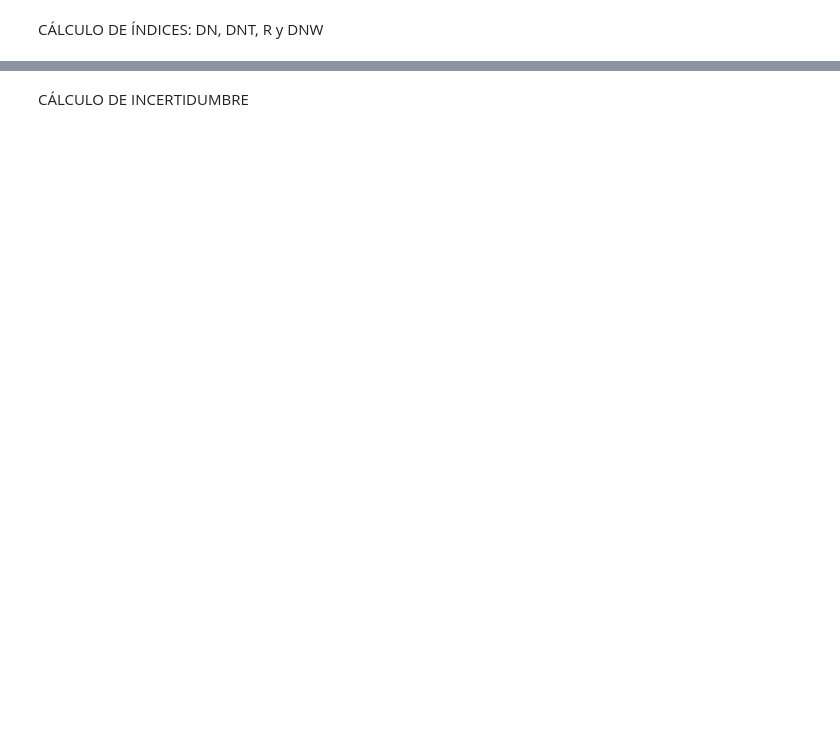
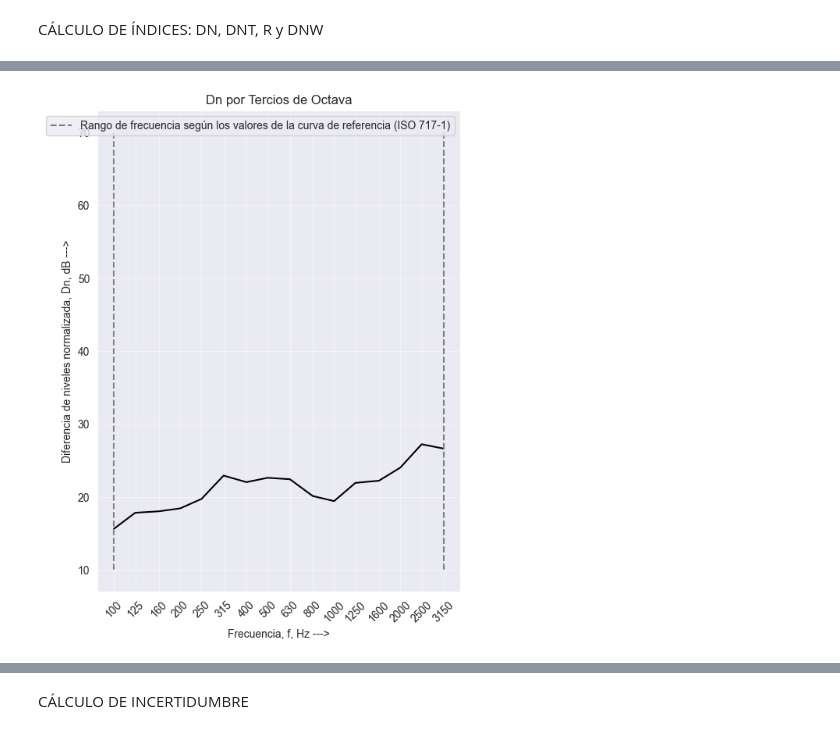
Before and after one commit to eliaslaredo/IACR_P4, a Jupyter notebook: IACR_P4.ipynb, the cells around one changed output, grey strips where cells are left out. Drawn from its saved outputs; the diff is of its cells as text; code cells hidden in the pictures; blank space fills up the shorter version.

Commit message:
Niveles Dn, Dnt y R' calculados y ploteados

```diff
--- a/IACR_P4.ipynb
+++ b/IACR_P4.ipynb
@@ -236,0 +259,88 @@ A = 0.16 * () / T_reverb_promed #[m^2] -- Área de absorción del recinto recept
+# %%
+# Gráfica del Dn,dB vs frecuencia
+plt.figure(figsize=(6, 8))
+
+plt.plot(
+    eje_x,
+    np.round(Dn, 1),
+    color='black',
+    label=''
+)
+
+plt.vlines(
+    [100, 3150], 10, 70,
+    linestyle='--',
+    color='gray',
+    label='Rango de frecuencia según los valores de la curva de referencia (ISO 717-1)')
+
+# Escala y etiquetas esenciales
+plt.xscale('log')
+plt.xticks(eje_x, labels=[f'{int(f)}' for f in eje_x], rotation=45)
+
+plt.title('Dn por Tercios de Octava')
+plt.xlabel('Frecuencia, f, Hz --->')
+plt.ylabel('Diferencia de niveles normalizada, Dn, dB --->')
+plt.grid(True, axis='both', alpha=0.5) # cuadricula
+
+# Leyenda
+plt.legend()
+
+# Gráfica del DnT,dB vs frecuencia
+plt.figure(figsize=(6, 8))
+
+plt.plot(
+    eje_x,
+    np.round(DnT_1, 1),
+    color='black',
+    label=''
+)
+
+plt.vlines(
+    [100, 3150], 10, 70,
+    linestyle='--',
+    color='gray',
+    label='Rango de frecuencia según los valores de la curva de referencia (ISO 717-1)')
+
+# Escala y etiquetas esenciales
+plt.xscale('log')
+plt.xticks(eje_x, labels=[f'{int(f)}' for f in eje_x], rotation=45)
+
+plt.title('Dn por Tercios de Octava')
+plt.xlabel('Frecuencia, f, Hz --->')
+plt.ylabel('Diferencia de niveles estandarizada, Dn,t , dB --->')
+plt.grid(True, axis='both', alpha=0.5) # cuadricula
+
+# Leyenda
+plt.legend()
+
+# Gráfica del Dn,dB vs frecuencia
+plt.figure(figsize=(6, 8))
+
+plt.plot(
+    eje_x,
+    np.round(R_prima, 1),
+    color='black',
+    label=''
+)
+
+plt.vlines(
+    [100, 3150], 10, 70,
+    linestyle='--',
+    color='gray',
+    label='Rango de frecuencia según los valores de la curva de referencia (ISO 717-1)')
+
+# Escala y etiquetas esenciales
+plt.xscale('log')
+plt.xticks(eje_x, labels=[f'{int(f)}' for f in eje_x], rotation=45)
+
+plt.title('Dn por Tercios de Octava')
+plt.xlabel('Frecuencia, f, Hz --->')
+plt.ylabel('Diferencia de niveles estandarizada, R\' , dB --->')
+plt.grid(True, axis='both', alpha=0.5) # cuadricula
+
+# Leyenda
+plt.legend()
+
+plt.show()
+# %% [output]
+[figure, added]
```
Also changed, not shown: parts of 4 cells of this notebook.
